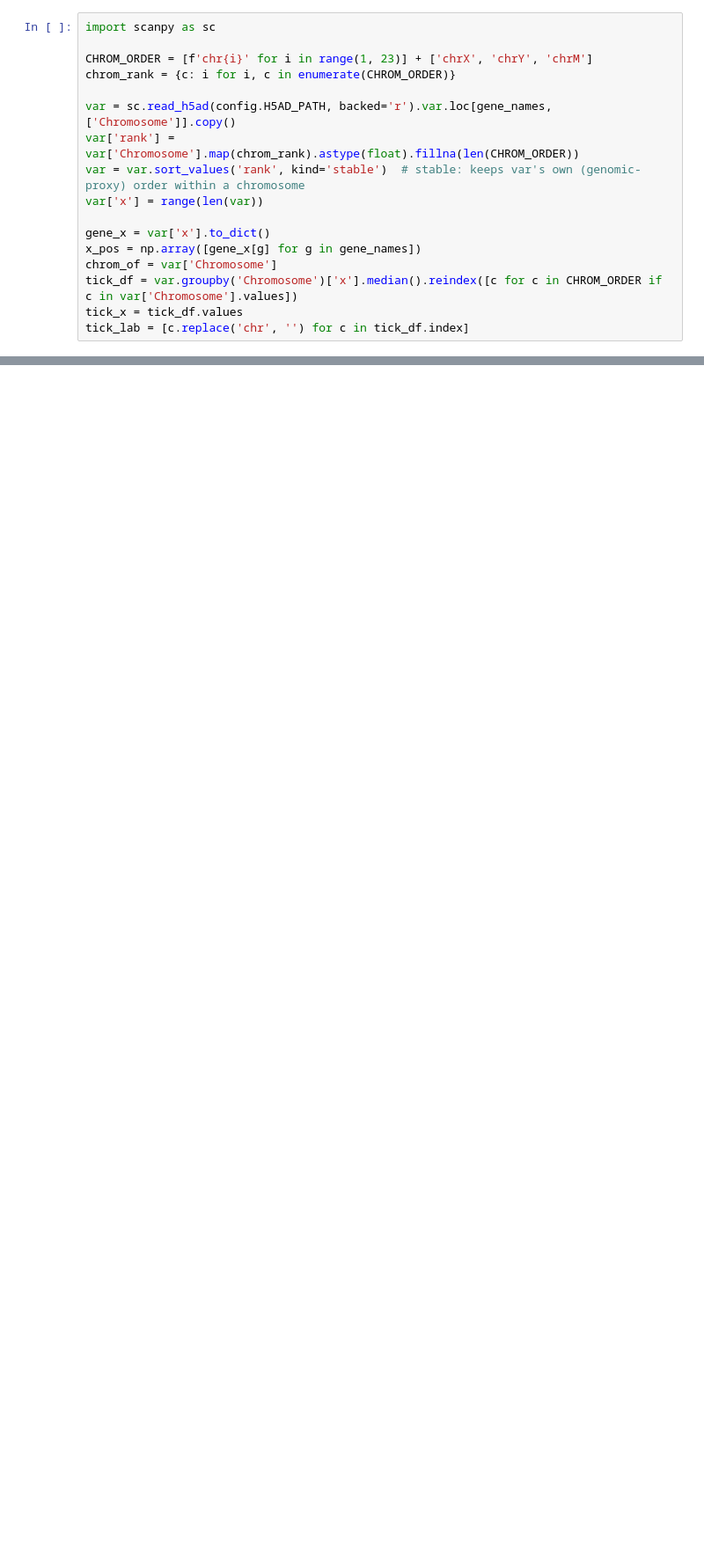
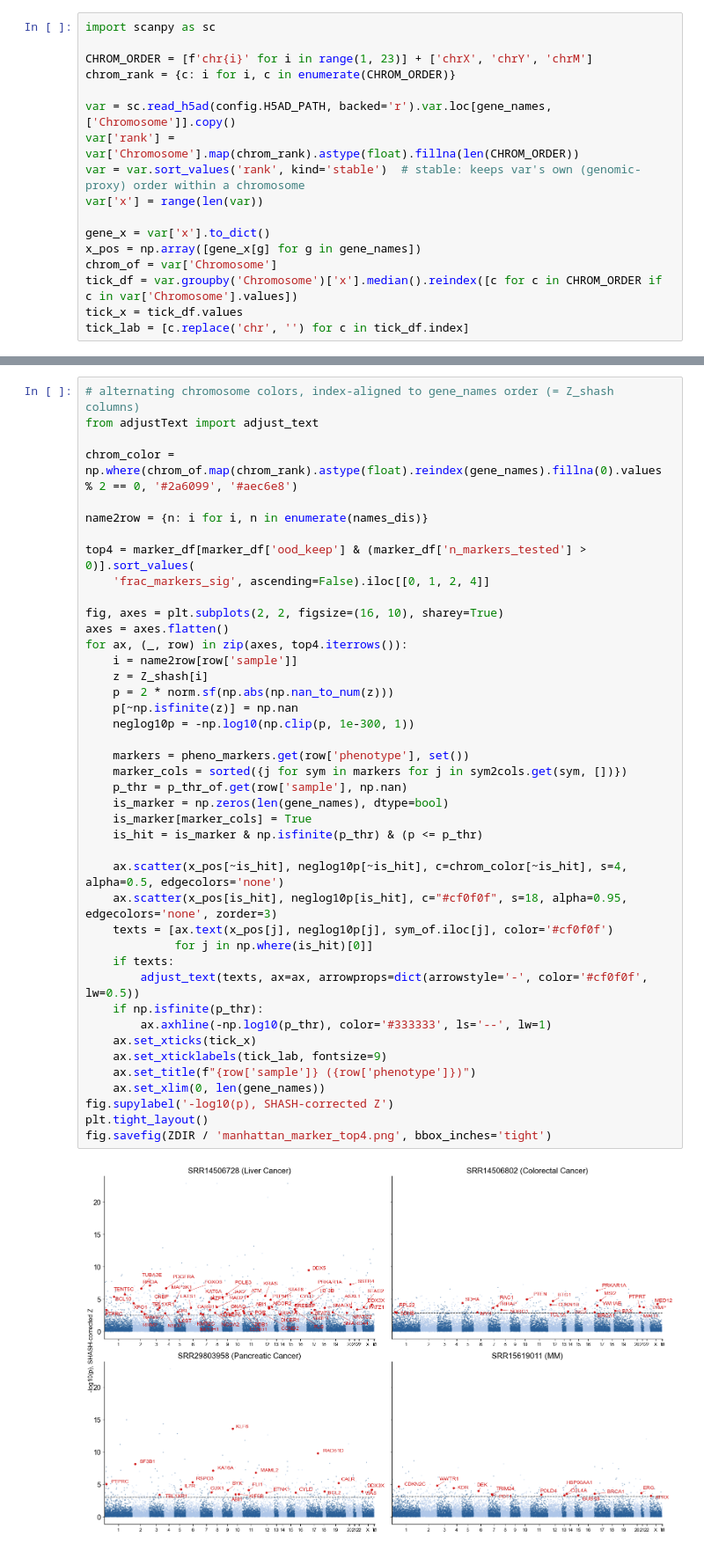
Before and after one commit to jmj3078/cfRNA_Disentaglement, a Jupyter notebook: MixedEffectsModeling/3_disease_scoring.ipynb, the cells around one changed output, grey strips where cells are left out. Shown at 88% size. Drawn from its saved outputs; the diff is of its cells as text; blank space fills up the shorter version.

```diff
--- a/MixedEffectsModeling/3_disease_scoring.ipynb
+++ b/MixedEffectsModeling/3_disease_scoring.ipynb
@@ -402,0 +342,44 @@ Tuberculosis        101   0.779657          0.0      0
+# %%
+# alternating chromosome colors, index-aligned to gene_names order (= Z_shash columns)
+from adjustText import adjust_text
+
+chrom_color = np.where(chrom_of.map(chrom_rank).astype(float).reindex(gene_names).fillna(0).values % 2 == 0, '#2a6099', '#aec6e8')
+
+name2row = {n: i for i, n in enumerate(names_dis)}
+
+top4 = marker_df[marker_df['ood_keep'] & (marker_df['n_markers_tested'] > 0)].sort_values(
+    'frac_markers_sig', ascending=False).iloc[[0, 1, 2, 4]]
+
+fig, axes = plt.subplots(2, 2, figsize=(16, 10), sharey=True)
+axes = axes.flatten()
+for ax, (_, row) in zip(axes, top4.iterrows()):
+    i = name2row[row['sample']]
+    z = Z_shash[i]
+    p = 2 * norm.sf(np.abs(np.nan_to_num(z)))
+    p[~np.isfinite(z)] = np.nan
+    neglog10p = -np.log10(np.clip(p, 1e-300, 1))
+
+    markers = pheno_markers.get(row['phenotype'], set())
+    marker_cols = sorted({j for sym in markers for j in sym2cols.get(sym, [])})
+    p_thr = p_thr_of.get(row['sample'], np.nan)
+    is_marker = np.zeros(len(gene_names), dtype=bool)
+    is_marker[marker_cols] = True
+    is_hit = is_marker & np.isfinite(p_thr) & (p <= p_thr)
+
+    ax.scatter(x_pos[~is_hit], neglog10p[~is_hit], c=chrom_color[~is_hit], s=4, alpha=0.5, edgecolors='none')
+    ax.scatter(x_pos[is_hit], neglog10p[is_hit], c="#cf0f0f", s=18, alpha=0.95, edgecolors='none', zorder=3)
+    texts = [ax.text(x_pos[j], neglog10p[j], sym_of.iloc[j], color='#cf0f0f')
+             for j in np.where(is_hit)[0]]
+    if texts:
+        adjust_text(texts, ax=ax, arrowprops=dict(arrowstyle='-', color='#cf0f0f', lw=0.5))
+    if np.isfinite(p_thr):
+        ax.axhline(-np.log10(p_thr), color='#333333', ls='--', lw=1)
+    ax.set_xticks(tick_x)
+    ax.set_xticklabels(tick_lab, fontsize=9)
+    ax.set_title(f"{row['sample']} ({row['phenotype']})")
+    ax.set_xlim(0, len(gene_names))
+fig.supylabel('-log10(p), SHASH-corrected Z')
+plt.tight_layout()
+fig.savefig(ZDIR / 'manhattan_marker_top4.png', bbox_inches='tight')
+# %% [output]
+[figure, added]
```
Also changed, not shown: parts of 11 cells of this notebook, 33 other files.
